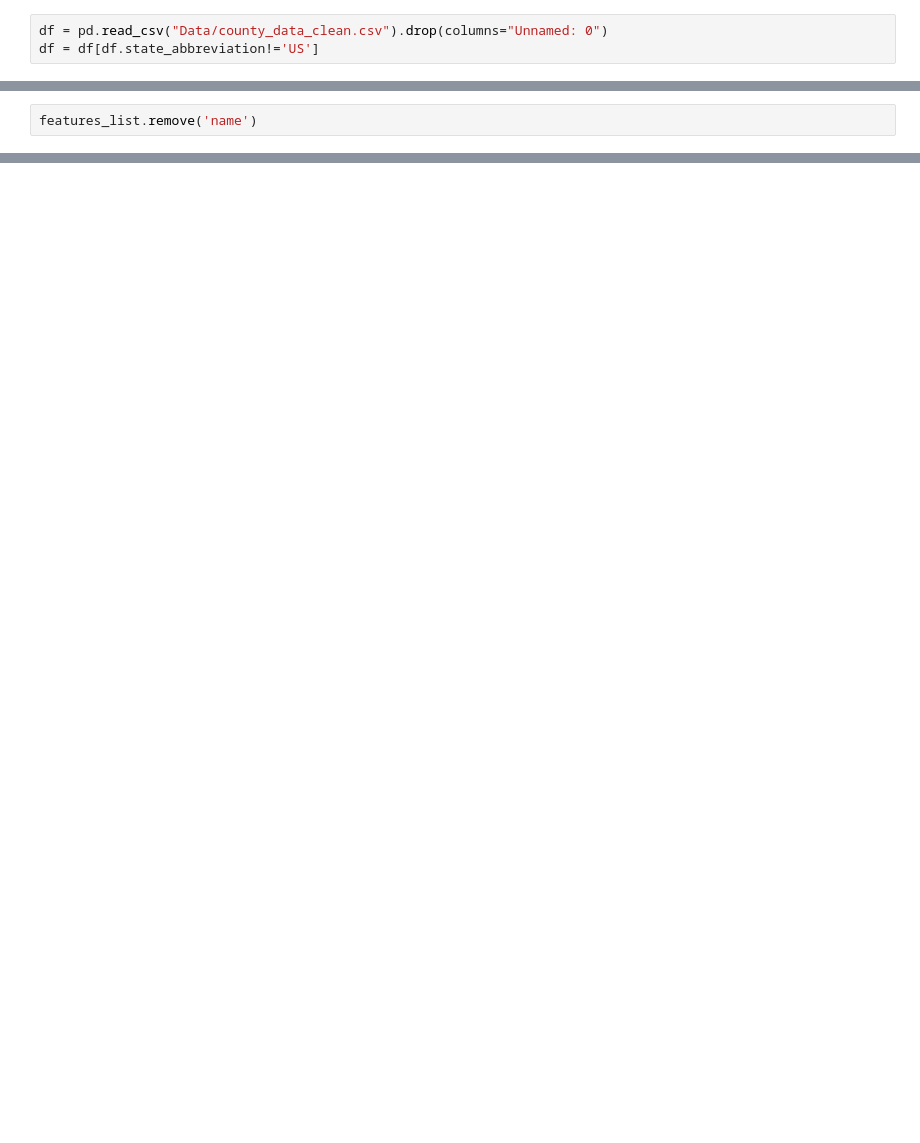
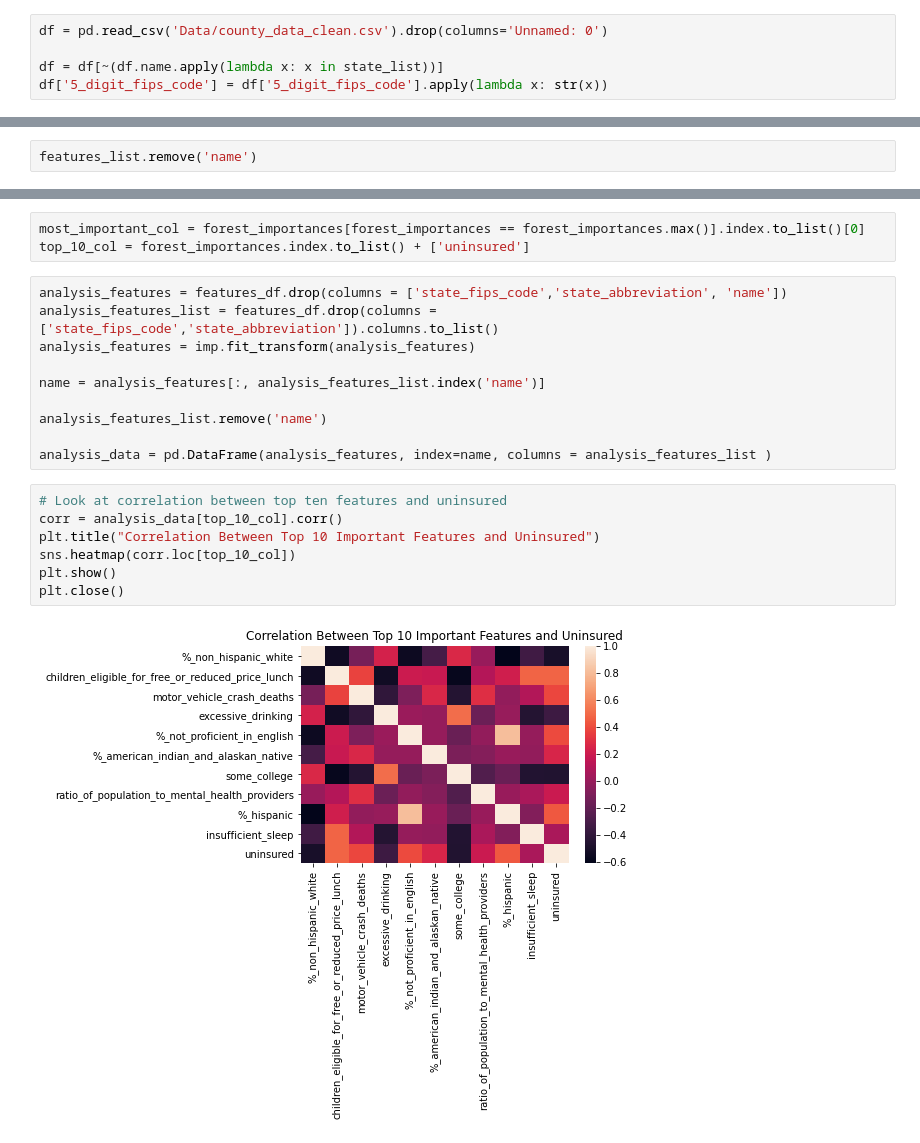
Before and after one commit to aortiz97-stack/New_Team_111, a Jupyter notebook: National_Random_Forest.ipynb, the cells around one changed output, grey strips where cells are left out. Saved outputs shown, nothing was run; the diff lists cells and outputs as text; blank space fills up the shorter version.

```diff
--- a/National_Random_Forest.ipynb
+++ b/National_Random_Forest.ipynb
@@ -17,6 +71,8 @@ import missingno as msno
 # %%
-df = pd.read_csv("Data/county_data_clean.csv").drop(columns="Unnamed: 0")
-df = df[df.state_abbreviation!='US']
+df = pd.read_csv('Data/county_data_clean.csv').drop(columns='Unnamed: 0')
+
+df = df[~(df.name.apply(lambda x: x in state_list))]
+df['5_digit_fips_code'] = df['5_digit_fips_code'].apply(lambda x: str(x))
 # %%
 non_normalized_columns = []
 
@@ -259,0 +317,22 @@ plt.savefig('Data/Random_Forest_Results/Feature_Importance/us_feature_importance
+# %%
+most_important_col = forest_importances[forest_importances == forest_importances.max()].index.to_list()[0]
+top_10_col = forest_importances.index.to_list() + ['uninsured']
+# %%
+analysis_features = features_df.drop(columns = ['state_fips_code','state_abbreviation', 'name'])
+analysis_features_list = features_df.drop(columns = ['state_fips_code','state_abbreviation']).columns.to_list()
+analysis_features = imp.fit_transform(analysis_features)
+
+name = analysis_features[:, analysis_features_list.index('name')]
+
+analysis_features_list.remove('name')
+
+analysis_data = pd.DataFrame(analysis_features, index=name, columns = analysis_features_list )
+# %%
+# Look at correlation between top ten features and uninsured
+corr = analysis_data[top_10_col].corr()
+plt.title("Correlation Between Top 10 Important Features and Uninsured")
+sns.heatmap(corr.loc[top_10_col])
+plt.show()
+plt.close()
+# %% [output]
+[figure, added]
```
Also changed, not shown: parts of 14 cells of this notebook, 4 other files.
